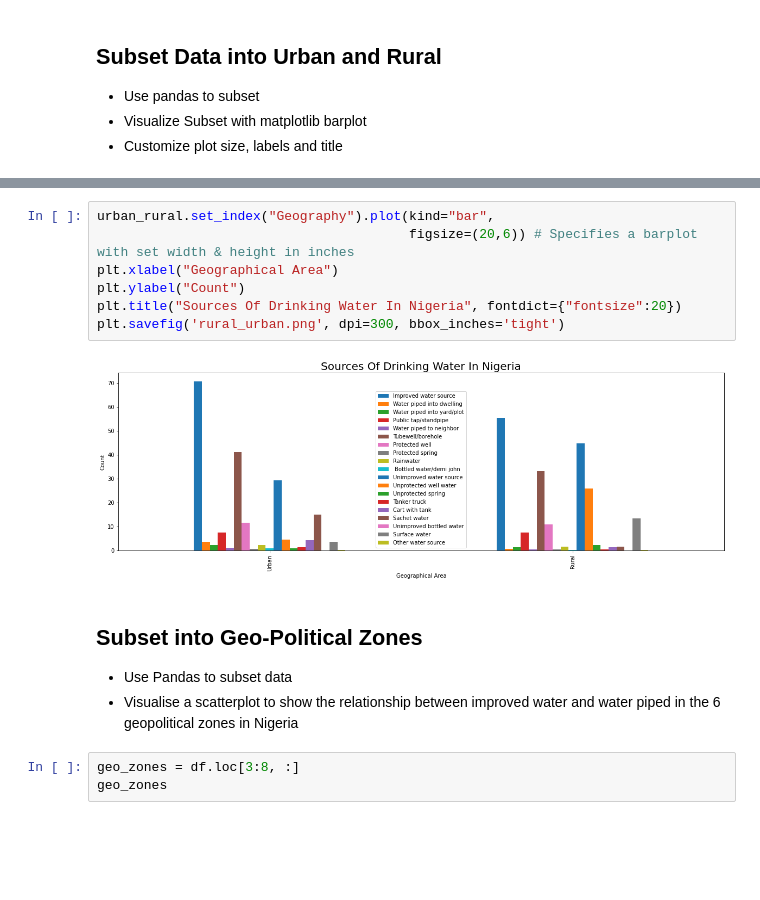
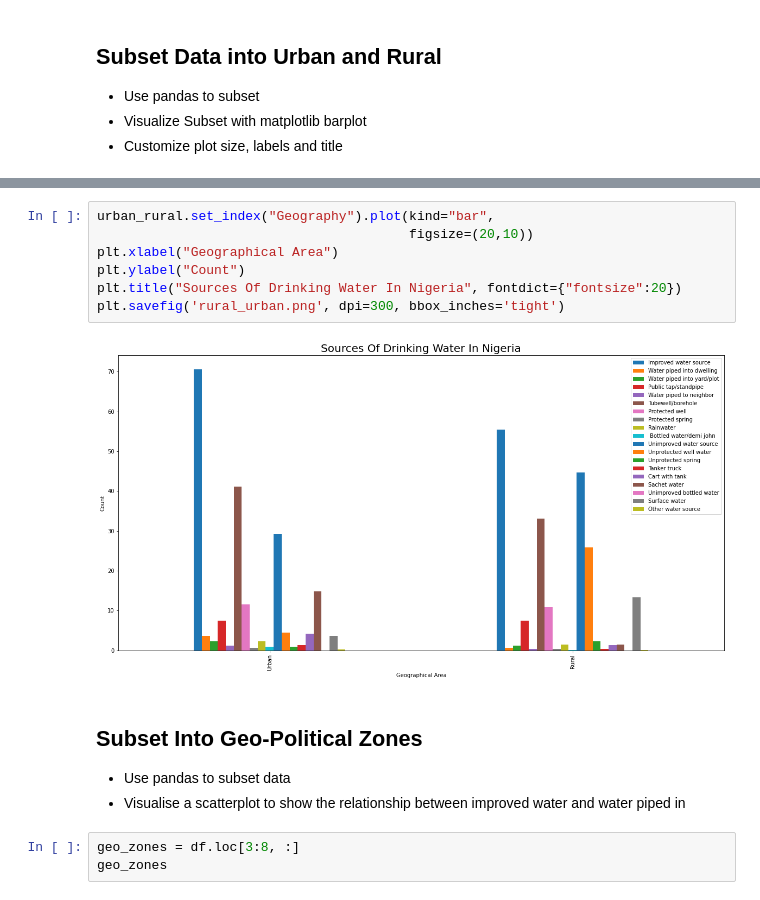
Before and after one commit to TheBlueZayn/analysis-of-water-sources-in-nigeria, a Jupyter notebook: Analysis Of Water Sources In Nigeria.ipynb, the cells around one changed output, grey strips where cells are left out. Saved outputs shown, nothing was run; the diff lists cells and outputs as text; blank space fills up the shorter version.

```diff
--- a/Analysis Of Water Sources In Nigeria.ipynb
+++ b/Analysis Of Water Sources In Nigeria.ipynb
@@ -92,17 +96,17 @@ urban_rural
 | 2 | Rural | 55.4 | 0.6 | 1.2 | 7.5 | ... |
 # %%
 urban_rural.set_index("Geography").plot(kind="bar",
-                                        figsize=(20,6)) # Specifies a barplot with set width & height in inches
+                                        figsize=(20,10))
 plt.xlabel("Geographical Area")
 plt.ylabel("Count")
 plt.title("Sources Of Drinking Water In Nigeria", fontdict={"fontsize":20})
 plt.savefig('rural_urban.png', dpi=300, bbox_inches='tight')
 # %% [output]
-[figure, old version]
+[figure, new version]
 # %% [markdown]
-## Subset into Geo-Political Zones
-- Use Pandas to subset data
-- Visualise a scatterplot to show the relationship between improved water and water piped in the 6 geopolitical zones in Nigeria
+## Subset Into Geo-Political Zones
+- Use pandas to subset data
+- Visualise a scatterplot to show the relationship between improved water and water piped in
 # %%
 geo_zones = df.loc[3:8, :]
 geo_zones
```
Also changed, not shown: parts of 19 cells of this notebook, 3 other files.
